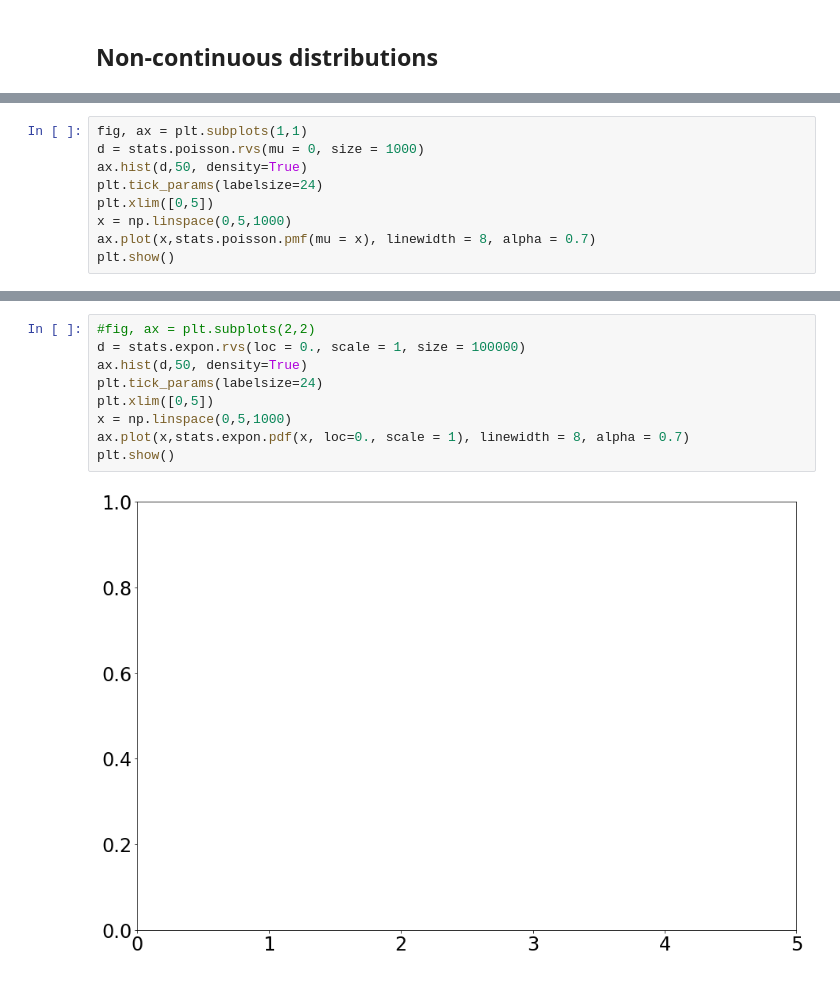
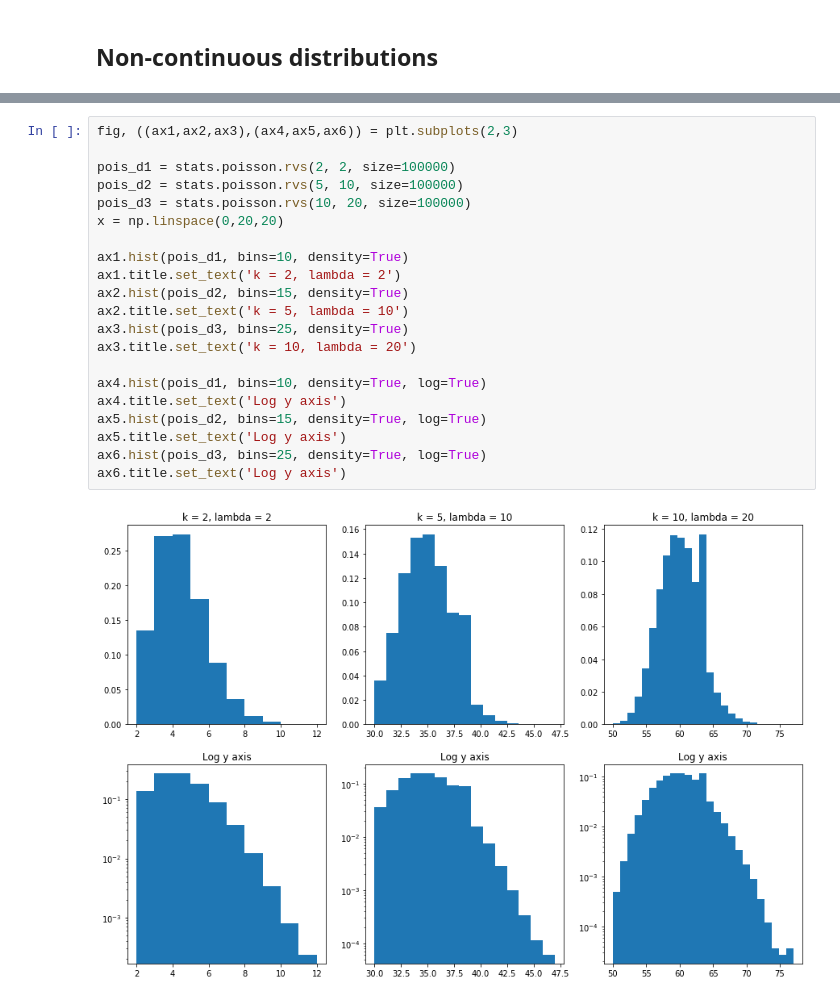
Before and after one commit to chkboris/Physics-434, a Jupyter notebook: Lab 1.ipynb, the cells around one changed output, grey strips where cells are left out. Cells and saved outputs as stored; diff of their text form.

```diff
--- a/Lab 1.ipynb
+++ b/Lab 1.ipynb
@@ -142,9 +140,0 @@ rv_frozen : rv_frozen instance
-# %%
-fig, ax = plt.subplots(1,1)
-d = stats.poisson.rvs(mu = 0, size = 1000)
-ax.hist(d,50, density=True)
-plt.tick_params(labelsize=24)
-plt.xlim([0,5])
-x = np.linspace(0,5,1000)
-ax.plot(x,stats.poisson.pmf(mu = x), linewidth = 8, alpha = 0.7)
-plt.show()
@@ -154,11 +141,23 @@ TypeError: pmf() missing 1 required positional argument: 'k'
-# %%
-#fig, ax = plt.subplots(2,2)
-d = stats.expon.rvs(loc = 0., scale = 1, size = 100000)
-ax.hist(d,50, density=True)
-plt.tick_params(labelsize=24)
-plt.xlim([0,5])
-x = np.linspace(0,5,1000)
-ax.plot(x,stats.expon.pdf(x, loc=0., scale = 1), linewidth = 8, alpha = 0.7)
-plt.show()
-# %% [output]
-[figure, removed]
+# %%
+fig, ((ax1,ax2,ax3),(ax4,ax5,ax6)) = plt.subplots(2,3)
+
+pois_d1 = stats.poisson.rvs(2, 2, size=100000)
+pois_d2 = stats.poisson.rvs(5, 10, size=100000)
+pois_d3 = stats.poisson.rvs(10, 20, size=100000)
+x = np.linspace(0,20,20)
+
+ax1.hist(pois_d1, bins=10, density=True)
+ax1.title.set_text('k = 2, lambda = 2')
+ax2.hist(pois_d2, bins=15, density=True)
+ax2.title.set_text('k = 5, lambda = 10')
+ax3.hist(pois_d3, bins=25, density=True)
+ax3.title.set_text('k = 10, lambda = 20')
+
+ax4.hist(pois_d1, bins=10, density=True, log=True)
+ax4.title.set_text('Log y axis')
+ax5.hist(pois_d2, bins=15, density=True, log=True)
+ax5.title.set_text('Log y axis')
+ax6.hist(pois_d3, bins=25, density=True, log=True)
+ax6.title.set_text('Log y axis')
+# %% [output]
+[figure, added]
```
Also changed, not shown: parts of 18 cells of this notebook.
